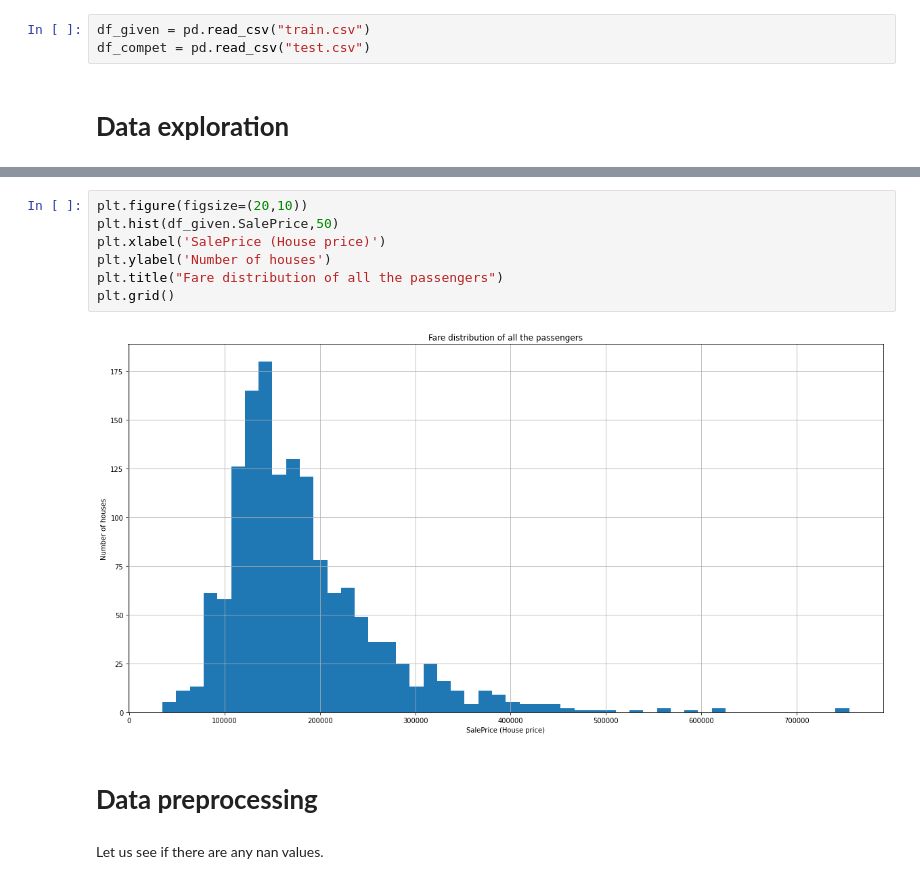
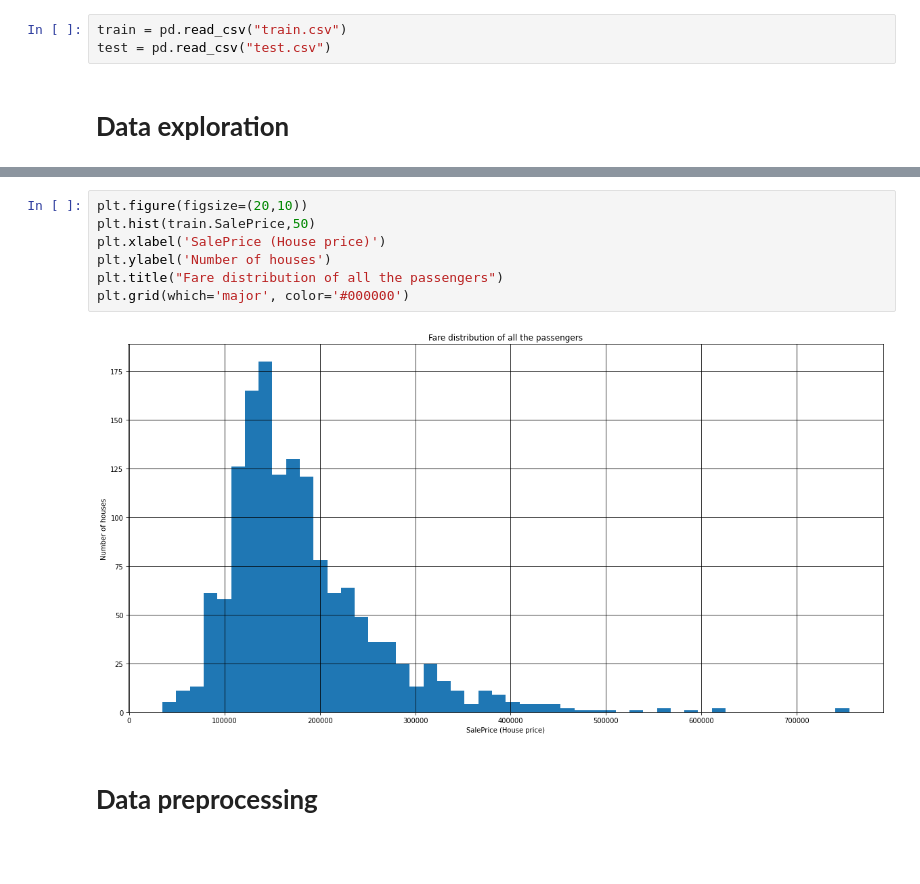
Before and after one commit to julien-medina-phd/House, a Jupyter notebook: Kaggle_House_Prices.ipynb, the cells around one changed output, grey strips where cells are left out. Cells and saved outputs as stored; diff of their text form; blank space fills up the shorter version.

```diff
--- a/Kaggle_House_Prices.ipynb
+++ b/Kaggle_House_Prices.ipynb
@@ -29,5 +16,5 @@ Saving train.csv to train (1).csv
 # %%
-df_given = pd.read_csv("train.csv")
-df_compet = pd.read_csv("test.csv")
+train = pd.read_csv("train.csv")
+test = pd.read_csv("test.csv")
 # %% [markdown]
 # **Data exploration**
@@ -91,14 +107,12 @@ max      755000.000000
 Name: SalePrice, dtype: float64
 # %%
 plt.figure(figsize=(20,10))
-plt.hist(df_given.SalePrice,50)
+plt.hist(train.SalePrice,50)
 plt.xlabel('SalePrice (House price)')
 plt.ylabel('Number of houses')
 plt.title("Fare distribution of all the passengers")
-plt.grid()
+plt.grid(which='major', color='#000000')
 # %% [output]
-[figure, old version]
+[figure, new version]
 # %% [markdown]
 # **Data preprocessing**
-# %% [markdown]
-Let us see if there are any nan values.
```
Also changed, not shown: parts of 42 cells of this notebook.
